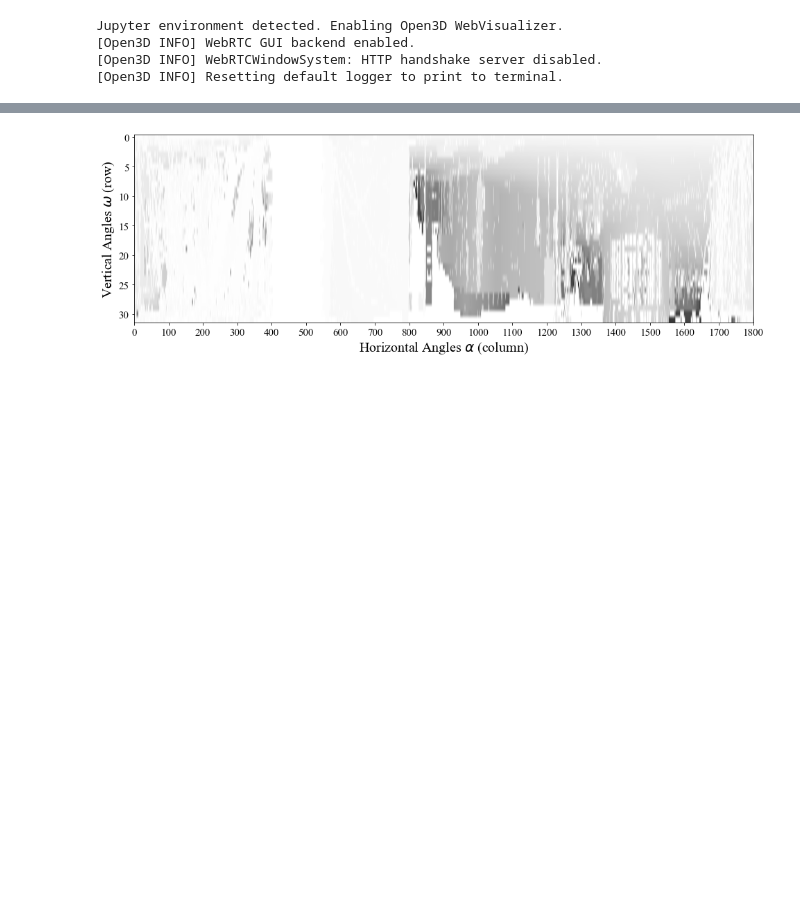
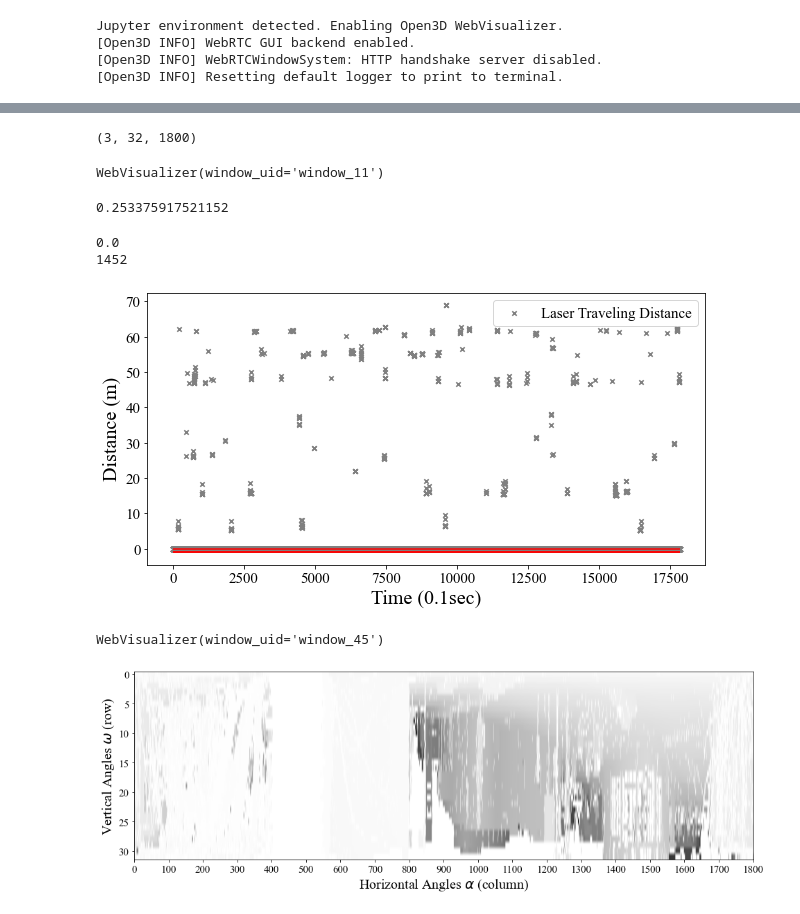
Before and after one commit to jksdbks123/Lidar-Tracker, a Jupyter notebook: LiDAR_Tracker_Project_v3.0/Paper.ipynb, the cells around one changed output, grey strips where cells are left out. Drawn from its saved outputs; the diff is of its cells as text; code cells hidden in the pictures; blank space fills up the shorter version.

```diff
--- a/LiDAR_Tracker_Project_v3.0/Paper.ipynb
+++ b/LiDAR_Tracker_Project_v3.0/Paper.ipynb
@@ -37,0 +40,4 @@ Inten_maps = np.array(Inten_maps)
+# %%
+def calc_d(d):
+    temp = 3*10**(-5) * d**2 + 6.3*10**(-4) * d + 3.5*10**(-3)
+    return 2.5*temp
@@ -38,2 +79,8 @@ Inten_maps = np.array(Inten_maps)
 # %%
-thred_map = gen_bckmap(aggregated_map, N = 10, d_thred = 0.1, d = 0.17, bck_n = 3 )
+thred_map = gen_bckmap(aggregated_map, N = 10,d_thred = 0.1,bck_n = 3 )
+# %%
+for i in range(thred_map.shape[1]):
+    for j in range(thred_map.shape[2]):
+        thred = thred_map[:,i,j]
+        if (thred > 0).sum() >= 2:
+            print(i,j)
@@ -39,0 +105,4 @@ thred_map = gen_bckmap(aggregated_map, N = 10, d_thred = 0.1, d = 0.17, bck_n =
+# %%
+thred_map.shape
+# %% [output]
+(3, 32, 1800)
@@ -40,3 +111,47 @@ thred_map = gen_bckmap(aggregated_map, N = 10, d_thred = 0.1, d = 0.17, bck_n =
+# %%
+Td_map = aggregated_map[12875]
+Foreground_map = ~(np.abs(Td_map - thred_map) <= 0.9).any(axis = 0)
+pcd = get_pcd_colored(Td_map,Foreground_map)
+draw(pcd,height=1000,width=1000)# Labeling_map = self.db.fit_predict(Td_map= Td_map,Foreground_map=Foreground_map)
+# %% [output]
+WebVisualizer(window_uid='window_11')
+# %%
+len(temp[(temp > 4.5)&(temp < 5)])/len(temp)
+# %% [output]
+0.253375917521152
+# %%
+laser_id = 20
+azimuth_channel = 1452
+print(aggregated_map[-4,laser_id,azimuth_channel])
+print(azimuth_channel)
+temp = aggregated_map[:,laser_id,azimuth_channel].copy()
+plt.figure(figsize=(10,5))
+plt.scatter(np.arange(len(temp)),temp,s = 20, marker = 'x', label = "Laser Traveling Distance", c = 'gray')
+thred = thred_map[:,laser_id,azimuth_channel]
+for i in range(len(thred)):
+    plt.hlines(thred[i],0,aggregated_map.shape[0],color = 'r')
+plt.legend(fontsize = 15)
+plt.yticks(fontsize = 15)
+plt.xticks(fontsize = 15)
+plt.ylabel('Distance (m)',fontsize = 20)
+plt.xlabel('Time (0.1sec)',fontsize = 20)
+# plt.ylim(2.5,3)
+# plt.xlim(1400,1500)
+# plt.savefig(r'C:\Users\zhChe\OneDrive - nevada.unr.edu\ITSmanuscript\Figs\MultiModal.tif', dpi = 600)
+plt.show()
+# %% [output]
+0.0
+1452
+[figure, added]
+# %%
+Td_map = aggregated_map[446]
+Colored_map = -1*np.ones_like(Td_map)
+Colored_map[3:4,1150:1200] = 0
+Colored_map = Colored_map.astype(int)
+pcd = get_pcd_colored(Td_map,Colored_map)
+draw(pcd,height=1000,width=1000)
+# %% [output]
+WebVisualizer(window_uid='window_45')
 # %%
 plt.figure(figsize=(16,5))
 plt.imshow(aggregated_map[235], aspect='auto',cmap = 'binary')
```
Also changed, not shown: parts of 117 cells of this notebook, 3 other files.
